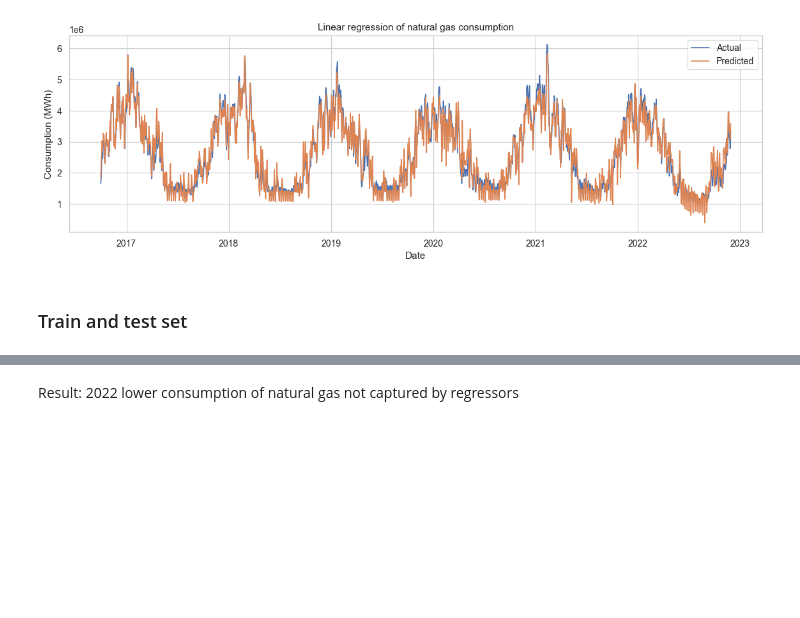
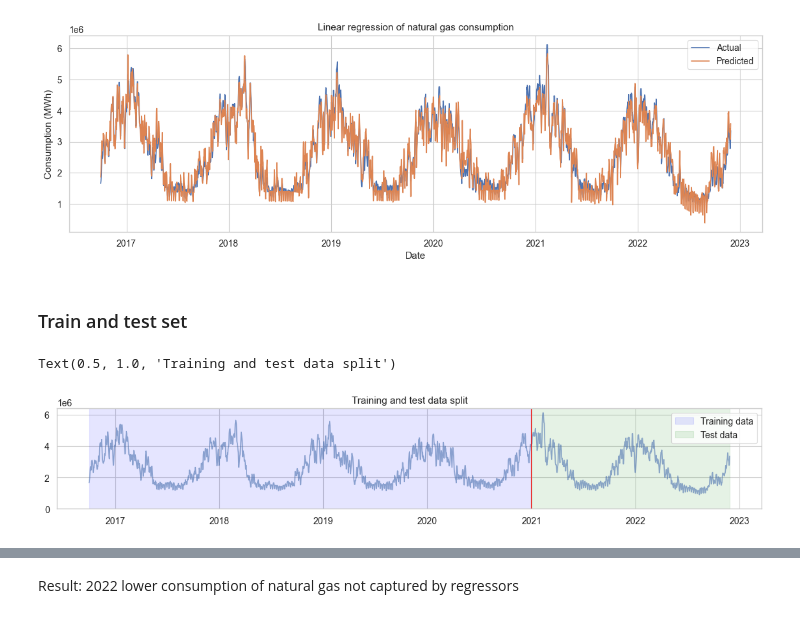
Before and after one commit to f-linus/natural_gas_consumption_modelling, a Jupyter notebook: notebooks/modelling/001 Multiple linear regression.ipynb, the cells around one changed output, grey strips where cells are left out. Cells and saved outputs as stored; diff of their text form; code cells hidden in the pictures; blank space fills up the shorter version.

Commit message:
Added test/training split illustration

```diff
--- a/notebooks/modelling/001 Multiple linear regression.ipynb
+++ b/notebooks/modelling/001 Multiple linear regression.ipynb
@@ -82,4 +82,25 @@ model = sm.OLS(y[:"2021"], X[:"2021"])
 results = model.fit()
+# %%
+fig, ax = plt.subplots(figsize=(14, 2))
+ax.plot(y, alpha=0.6)
+
+ax.axvspan(
+    y.index.min(), pd.Timestamp("2020-12-31"), color="blue", alpha=0.1, label="Training data"
+)
+ax.axvspan(
+    pd.Timestamp("2020-12-31"), y.index.max(), color="green", alpha=0.1, label="Test data"
+)
+
+ax.axvline(
+    pd.Timestamp("2020-12-31"), color="red", linewidth=0.8
+)
+
+ax.set_ylim(0)
+ax.legend()
+ax.set_title("Training and test data split")
+# %% [output]
+Text(0.5, 1.0, 'Training and test data split')
+[figure, added]
 # %%
 results.summary()
 # %% [output]
```
Also changed, not shown: parts of 3 cells of this notebook.
